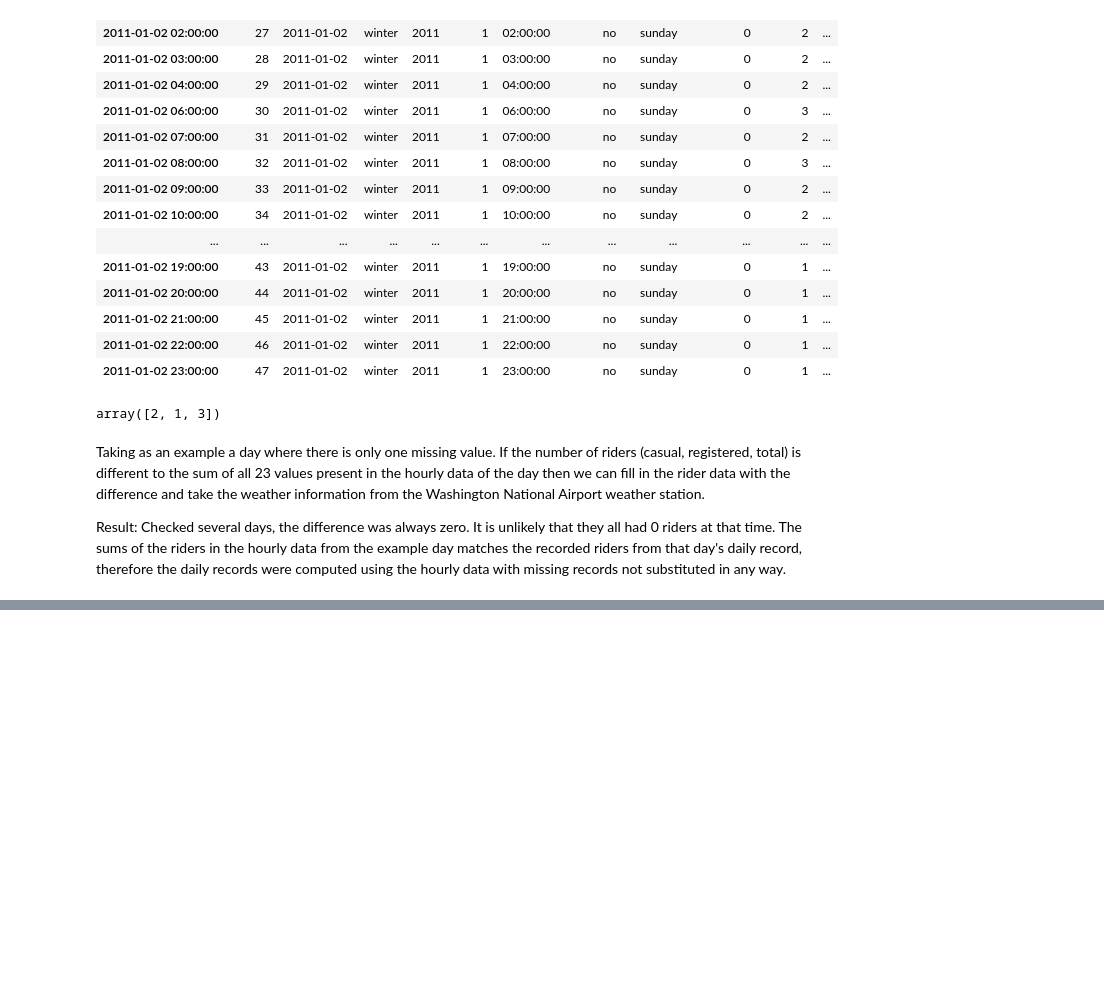
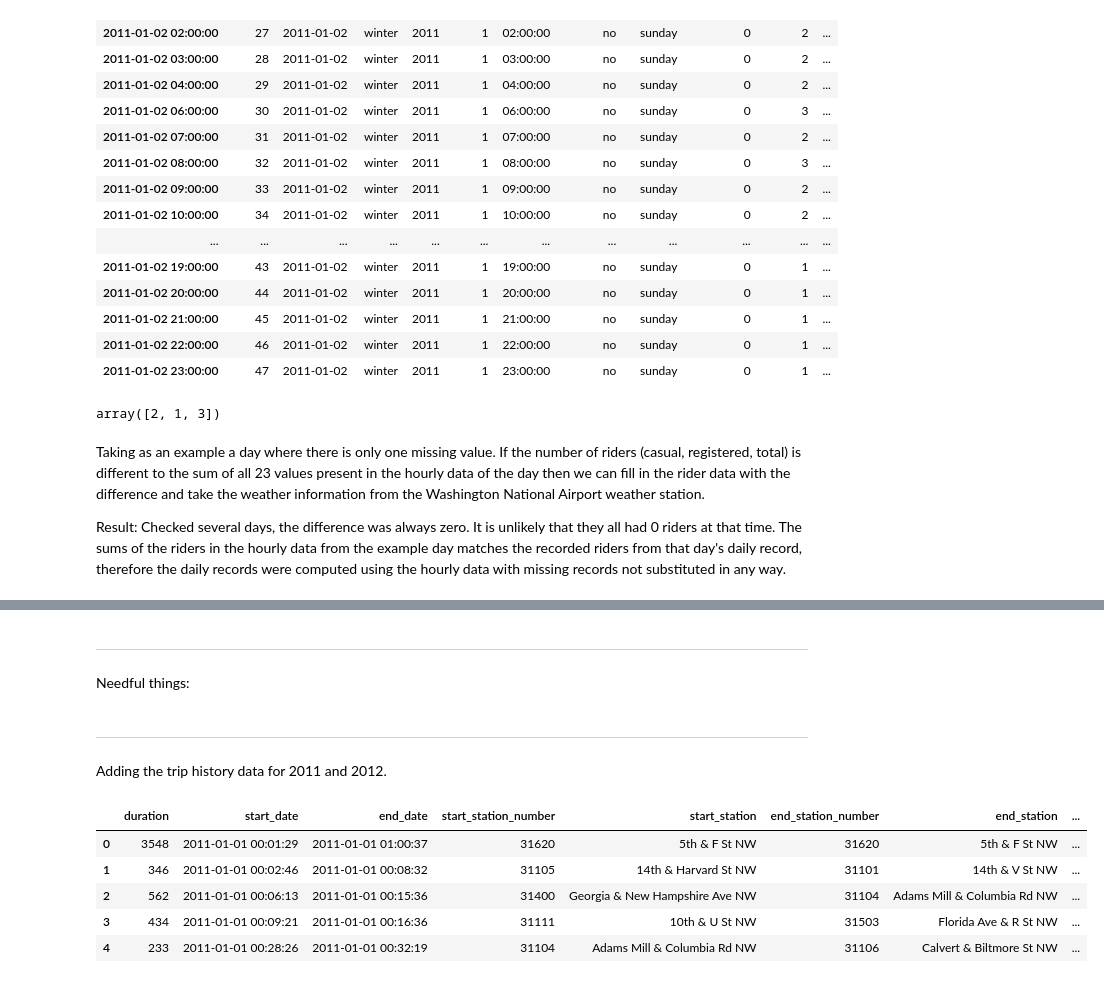
Before and after one commit to jmb-oddbook/bikes_project, a Jupyter notebook: bikes_eda_fin.ipynb, the cells around one changed output, grey strips where cells are left out. Cells and saved outputs as stored; diff of their text form; code cells hidden in the pictures; blank space fills up the shorter version.

```diff
--- a/bikes_eda_fin.ipynb
+++ b/bikes_eda_fin.ipynb
@@ -529,0 +533,4 @@ daily_core.to_csv('data/mod_dataday_mod.csv', index=False)
+# %% [markdown]
+<hr>
+
+Needful things:
@@ -529,0 +539,4 @@ daily_core.to_csv('data/mod_dataday_mod.csv', index=False)
+# %% [markdown]
+<hr>
+
+Adding the trip history data for 2011 and 2012.
@@ -529,0 +559,9 @@ daily_core.to_csv('data/mod_dataday_mod.csv', index=False)
+# %%
+trips_2011.head()
+# %% [output]
+|  | duration | start_date | end_date | start_station_number | start_station | end_station_number | end_station | ... |
+| 0 | 3548 | 2011-01-01 00:01:29 | 2011-01-01 01:00:37 | 31620 | 5th & F St NW | 31620 | 5th & F St NW | ... |
+| 1 | 346 | 2011-01-01 00:02:46 | 2011-01-01 00:08:32 | 31105 | 14th & Harvard St NW | 31101 | 14th & V St NW | ... |
+| 2 | 562 | 2011-01-01 00:06:13 | 2011-01-01 00:15:36 | 31400 | Georgia & New Hampshire Ave NW | 31104 | Adams Mill & Columbia Rd NW | ... |
+| 3 | 434 | 2011-01-01 00:09:21 | 2011-01-01 00:16:36 | 31111 | 10th & U St NW | 31503 | Florida Ave & R St NW | ... |
+| 4 | 233 | 2011-01-01 00:28:26 | 2011-01-01 00:32:19 | 31104 | Adams Mill & Columbia Rd NW | 31106 | Calvert & Biltmore St NW | ... |
```
Also changed, not shown: parts of 35 cells of this notebook, 7 other files.
